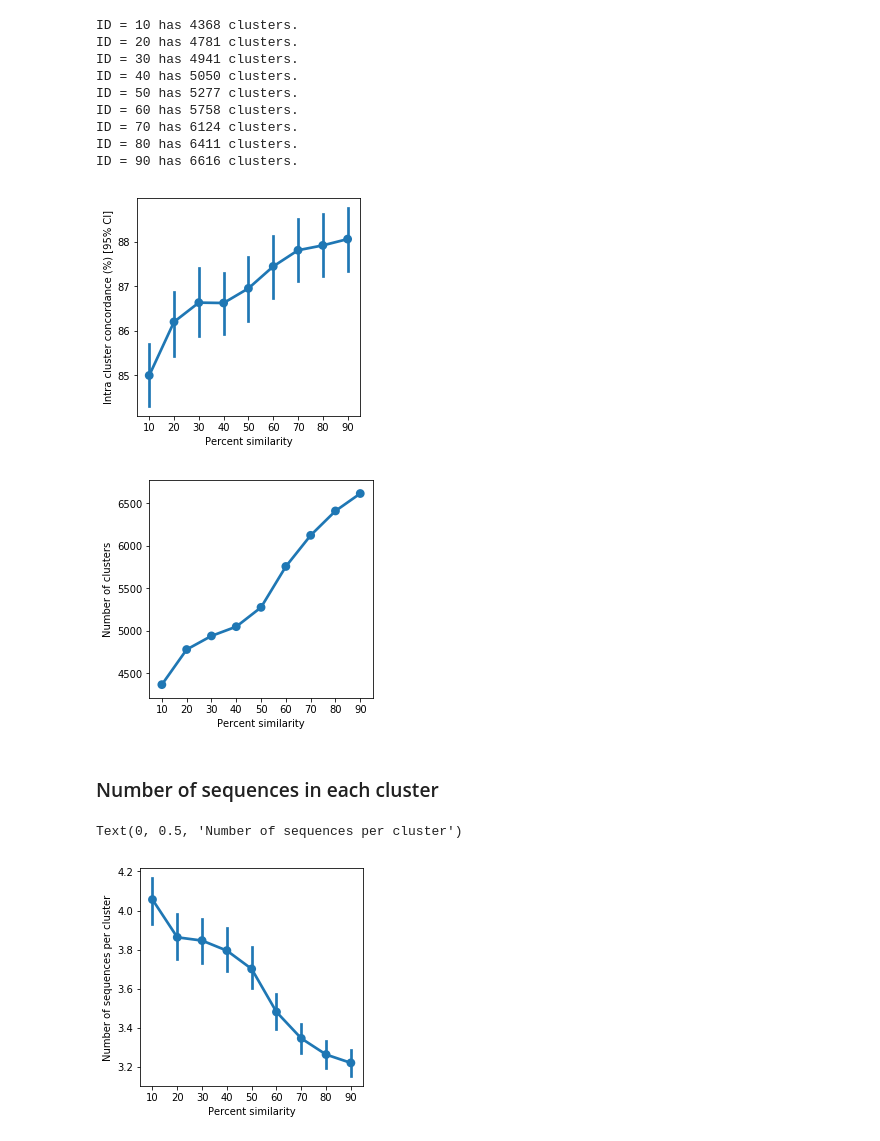
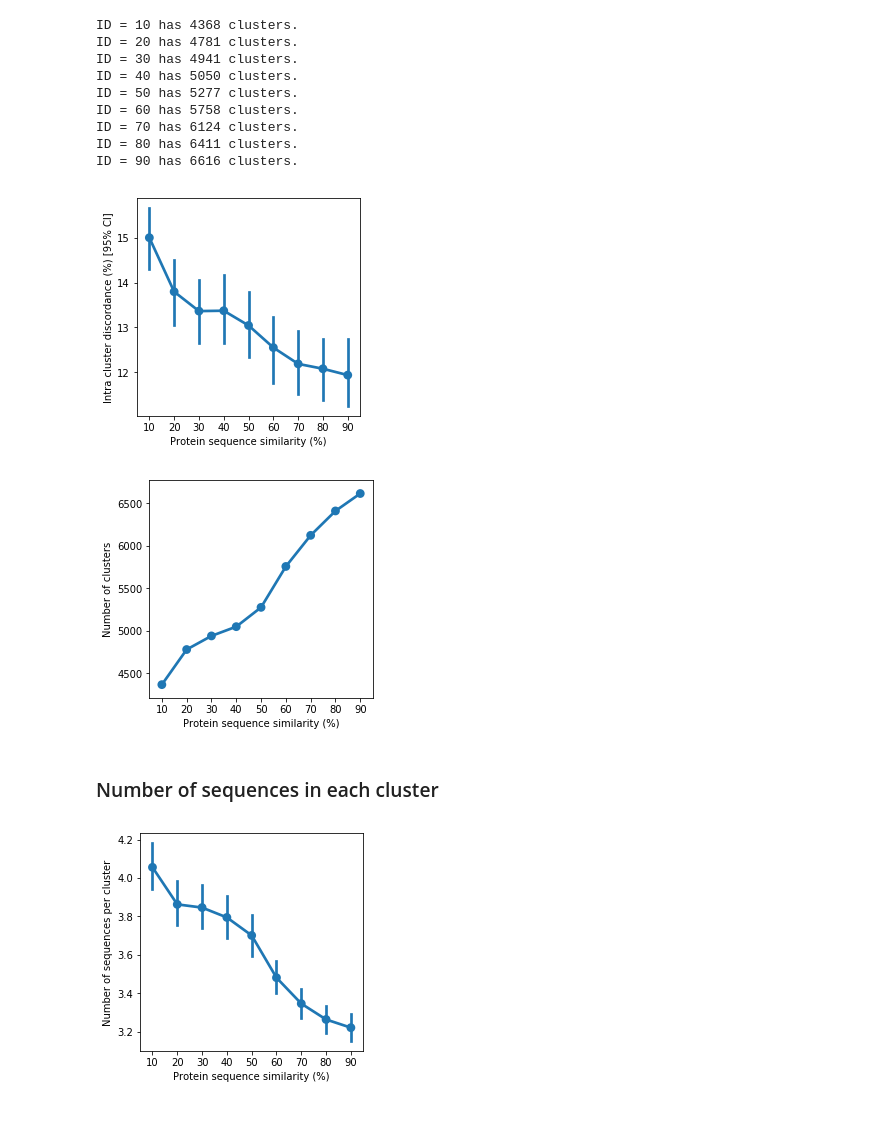
Before and after one commit to Gardner-BinfLab/SoDoPE_paper_2020, a Jupyter notebook: Cross_validation/Clustering/Clusters_comparision_0_9_0_1.ipynb, the cells around one changed output. Cells and saved outputs as stored; diff of their text form; code cells hidden in the pictures.

Commit message:
used discordance instead of concordance

```diff
--- a/Cross_validation/Clustering/Clusters_comparision_0_9_0_1.ipynb
+++ b/Cross_validation/Clustering/Clusters_comparision_0_9_0_1.ipynb
@@ -76,15 +86,4 @@ all_clusters_copy = copy.deepcopy(all_clusters)
 # %%
-for i, v in enumerate(all_clusters):
-    #remove character ----- from alignment
-
-    for index, c in enumerate(v):
-        c['Prot'] = c['Sequence'].str.replace('-','')
-        c['Cluster'] = index
-
-concat_dfs = [pd.concat(i) for i in all_clusters]
-pET = pd.read_pickle(root_dir+'/results/pET_complete.pkl.gz')
-merged_dfs = [i.merge(pET, on='Accession') for i in concat_dfs] #to get solubility
-
 count_df = []
 for i, v in enumerate(merged_dfs):
     c = []
@@ -95,7 +94,12 @@ for i, v in enumerate(merged_dfs):
             c.append(j)
             sol.append(v.loc[v.Cluster == w].Solubility.values)
     df = pd.DataFrame({'Cluster':c, 'Solubility':sol})
-    df['Percentage_of_1'] = df['Solubility'].apply(lambda x:max([100 * (x == 1).sum()/len(x),\
+
+    #Concordance = max(number of soluble, number of insoluble) #can convert to percentage etc
+    #Discordance = 100 - concordance
+
+
+    df['Percentage_of_1'] = df['Solubility'].apply(lambda x:100 - max([100 * (x == 1).sum()/len(x),\
                                                                  100 *(1 - (x == 1).sum()/len(x))]))
     count_df.append(df)
 
@@ -111,12 +115,13 @@ new_df = pd.DataFrame({'10':count_df[0]['Percentage_of_1'], \
 # %%
 plt.figure(figsize=(4, 4))
 nnn = new_df.melt()
+
 ax = sns.pointplot(y='value', x='variable', data=nnn)
-ax.set_xlabel('Percent similarity')
-ax.set_ylabel('Intra cluster concordance (%) [95% CI]')
-plt.savefig(root_dir + '/figs/concordance.pdf')
+ax.set_xlabel('Protein sequence similarity (%)')
+ax.set_ylabel('Intra cluster discordance (%) [95% CI]')
+plt.savefig(root_dir + '/figs/disconcordance.pdf')
 # %% [output]
-[figure, old version]
+[figure, new version]
 # %%
 ids_cluster = list(range(10, 100, 10))
 num_clusters = []
@@ -125,11 +130,11 @@ for i, v in enumerate(all_clusters):
 # %%
 plt.figure(figsize=(4, 4))
 ax = sns.pointplot(ids_cluster, num_clusters)
-ax.set_xlabel('Percent similarity')
+ax.set_xlabel('Protein sequence similarity (%)')
 ax.set_ylabel('Number of clusters')
 plt.savefig(root_dir + '/figs/number_of_clusters_with_similarity.pdf')
 # %% [output]
-[figure, old version]
+[figure, new version]
 # %% [markdown]
 ### Number of sequences in each cluster
 # %%
@@ -149,8 +154,8 @@ number_df = pd.DataFrame({'10':count_df[0]['Number of Sequences'], \
 plt.figure(figsize=(4,4))
 aaa = number_df.melt()
 ax = sns.pointplot(y='value', x='variable', data=aaa)
-ax.set_xlabel('Percent similarity')
+ax.set_xlabel('Protein sequence similarity (%)')
 ax.set_ylabel('Number of sequences per cluster')
+plt.savefig(root_dir + '/figs/number_of_sequences_per_cluster_with_similarity.pdf')
 # %% [output]
-Text(0, 0.5, 'Number of sequences per cluster')
-[figure, old version]
+[figure, new version]
```
Also changed, not shown: parts of 2 cells of this notebook.
